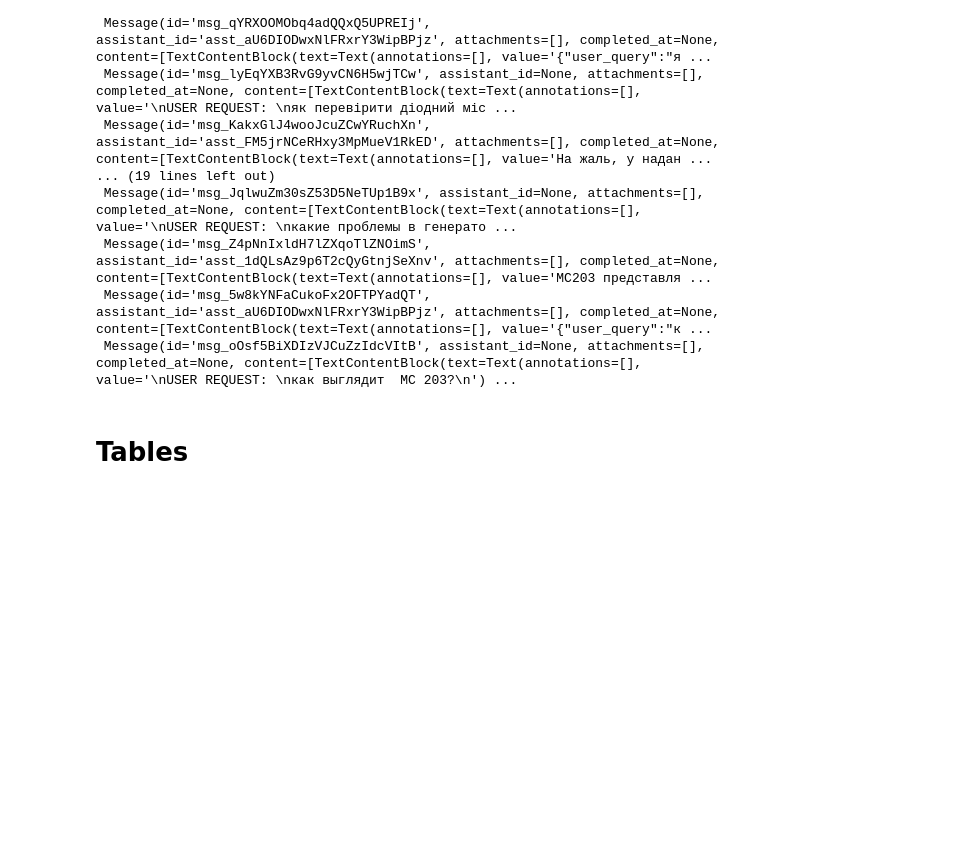
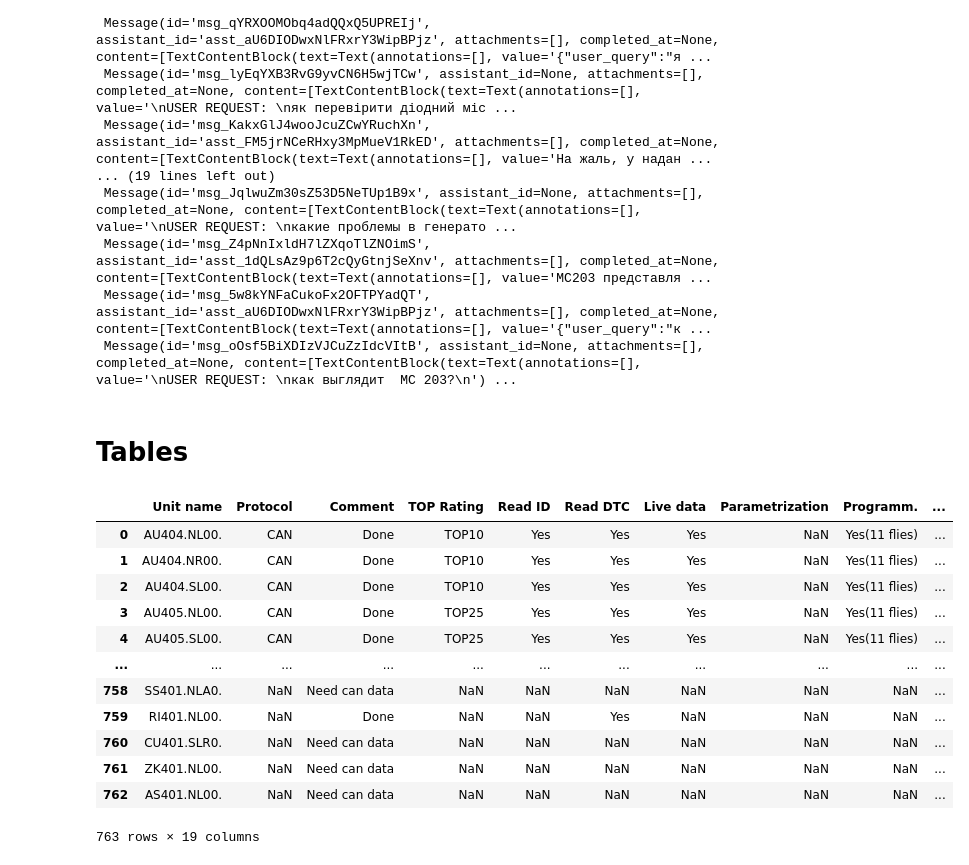
Before and after one commit to ABeGood/open-ai-assistant-test, a Jupyter notebook: tests.ipynb, the cells around one changed output. Drawn from its saved outputs; the diff is of its cells as text; code cells hidden in the pictures; blank space fills up the shorter version.

Commit message:
Table data initial preprocessing

```diff
--- a/tests.ipynb
+++ b/tests.ipynb
@@ -287,3 +288,18 @@ import pandas as pd
 # %%
-df = pd.read_csv('data/files_processed/table_data/tables/generators_start-stop.csv')
+df = pd.read_csv('data/files_processed/table_data/tables/MS561_programs.csv')
+df
+# %% [output]
+|  | Unit name | Protocol | Comment | TOP Rating | Read ID | Read DTC | Live data | Parametrization | Programm. | ... |
+| 0 | AU404.NL00. | CAN | Done | TOP10 | Yes | Yes | Yes | NaN | Yes(11 flies) | ... |
+| 1 | AU404.NR00. | CAN | Done | TOP10 | Yes | Yes | Yes | NaN | Yes(11 flies) | ... |
+| 2 | AU404.SL00. | CAN | Done | TOP10 | Yes | Yes | Yes | NaN | Yes(11 flies) | ... |
+| 3 | AU405.NL00. | CAN | Done | TOP25 | Yes | Yes | Yes | NaN | Yes(11 flies) | ... |
+| 4 | AU405.SL00. | CAN | Done | TOP25 | Yes | Yes | Yes | NaN | Yes(11 flies) | ... |
+| ... | ... | ... | ... | ... | ... | ... | ... | ... | ... | ... |
+| 758 | SS401.NLA0. | NaN | Need can data | NaN | NaN | NaN | NaN | NaN | NaN | ... |
+| 759 | RI401.NL00. | NaN | Done | NaN | NaN | Yes | NaN | NaN | NaN | ... |
+| 760 | CU401.SLR0. | NaN | Need can data | NaN | NaN | NaN | NaN | NaN | NaN | ... |
+| 761 | ZK401.NL00. | NaN | Need can data | NaN | NaN | NaN | NaN | NaN | NaN | ... |
+| 762 | AS401.NL00. | NaN | Need can data | NaN | NaN | NaN | NaN | NaN | NaN | ... |
+763 rows × 19 columns
 # %%
```
Also changed, not shown: parts of 6 cells of this notebook, 40 other files.
